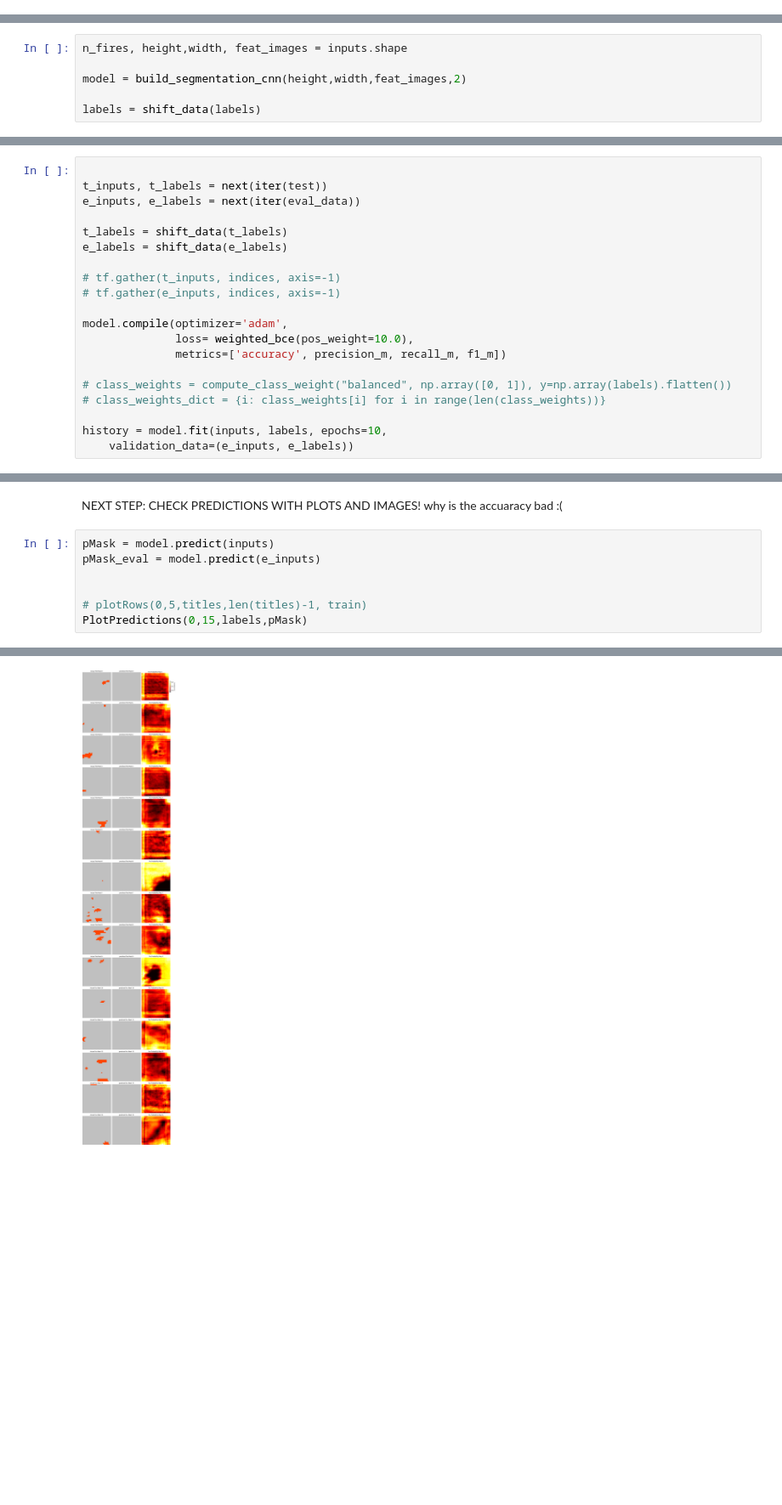
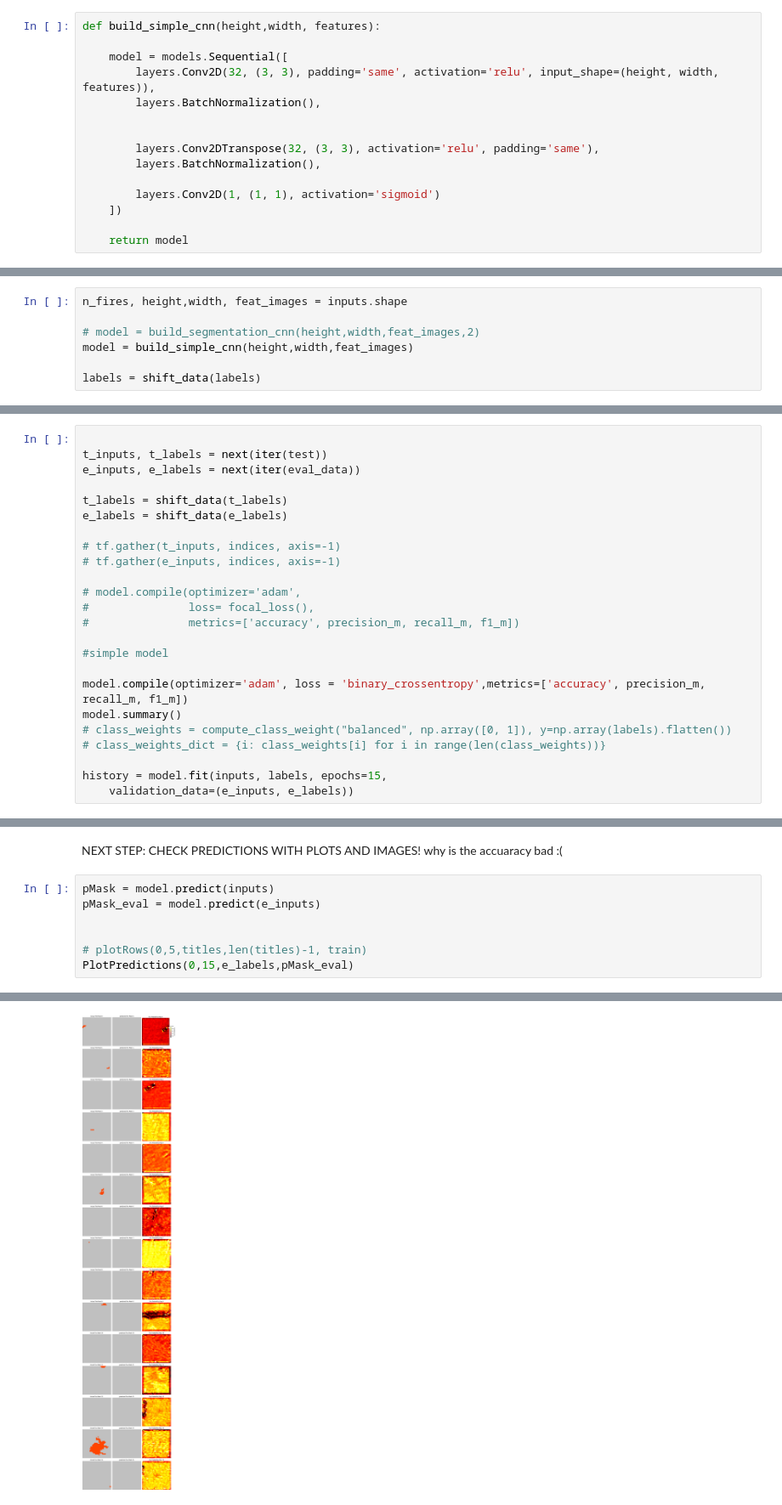
Before and after one commit to Coreyb03/575_project, a Jupyter notebook: model_notebook.ipynb, the cells around one changed output, grey strips where cells are left out. Shown: that part at 85% size. Cells and saved outputs as stored; diff of their text form; blank space fills up the shorter version.

```diff
--- a/model_notebook.ipynb
+++ b/model_notebook.ipynb
@@ -132,6 +132,21 @@ inputs, labels = next(iter(train))
 # model.add(layers.Dense(3)) # there are 3 outputs: fire, no fire, and no data
 
 # model.summary()
+# %%
+def build_simple_cnn(height,width, features):
+
+    model = models.Sequential([
+        layers.Conv2D(32, (3, 3), padding='same', activation='relu', input_shape=(height, width, features)),
+        layers.BatchNormalization(),
+
+
+        layers.Conv2DTranspose(32, (3, 3), activation='relu', padding='same'),
+        layers.BatchNormalization(),
+
+        layers.Conv2D(1, (1, 1), activation='sigmoid')
+    ])
+
+    return model
 # %%
 
 #this is very big, takes a looooooong time to do all epochs. Can crash computer btw.
@@ -201,7 +222,8 @@ def weighted_bce(pos_weight=5.0):
 # %%
 n_fires, height,width, feat_images = inputs.shape
 
-model = build_segmentation_cnn(height,width,feat_images,2)
+# model = build_segmentation_cnn(height,width,feat_images,2)
+model = build_simple_cnn(height,width,feat_images)
 
 labels = shift_data(labels)
 # %%
@@ -233,13 +255,17 @@ e_labels = shift_data(e_labels)
 # tf.gather(t_inputs, indices, axis=-1)
 # tf.gather(e_inputs, indices, axis=-1)
 
-model.compile(optimizer='adam',
-              loss= weighted_bce(pos_weight=10.0),
-              metrics=['accuracy', precision_m, recall_m, f1_m])
+# model.compile(optimizer='adam',
+#               loss= focal_loss(),
+#               metrics=['accuracy', precision_m, recall_m, f1_m])
 
+#simple model
+
+model.compile(optimizer='adam', loss = 'binary_crossentropy',metrics=['accuracy', precision_m, recall_m, f1_m])
+model.summary()
 # class_weights = compute_class_weight("balanced", np.array([0, 1]), y=np.array(labels).flatten())
 # class_weights_dict = {i: class_weights[i] for i in range(len(class_weights))}
 
-history = model.fit(inputs, labels, epochs=10,
+history = model.fit(inputs, labels, epochs=15,
     validation_data=(e_inputs, e_labels))
 # %% [output]
@@ -336,5 +383,5 @@ pMask_eval = model.predict(e_inputs)
 
 
 # plotRows(0,5,titles,len(titles)-1, train)
-PlotPredictions(0,15,labels,pMask)
+PlotPredictions(0,15,e_labels,pMask_eval)
 # %% [output]
@@ -343 +390 @@ PlotPredictions(0,15,labels,pMask)
-[figure, old version]
+[figure, new version]
```
Also changed, not shown: parts of 4 cells of this notebook, 1 other file.
